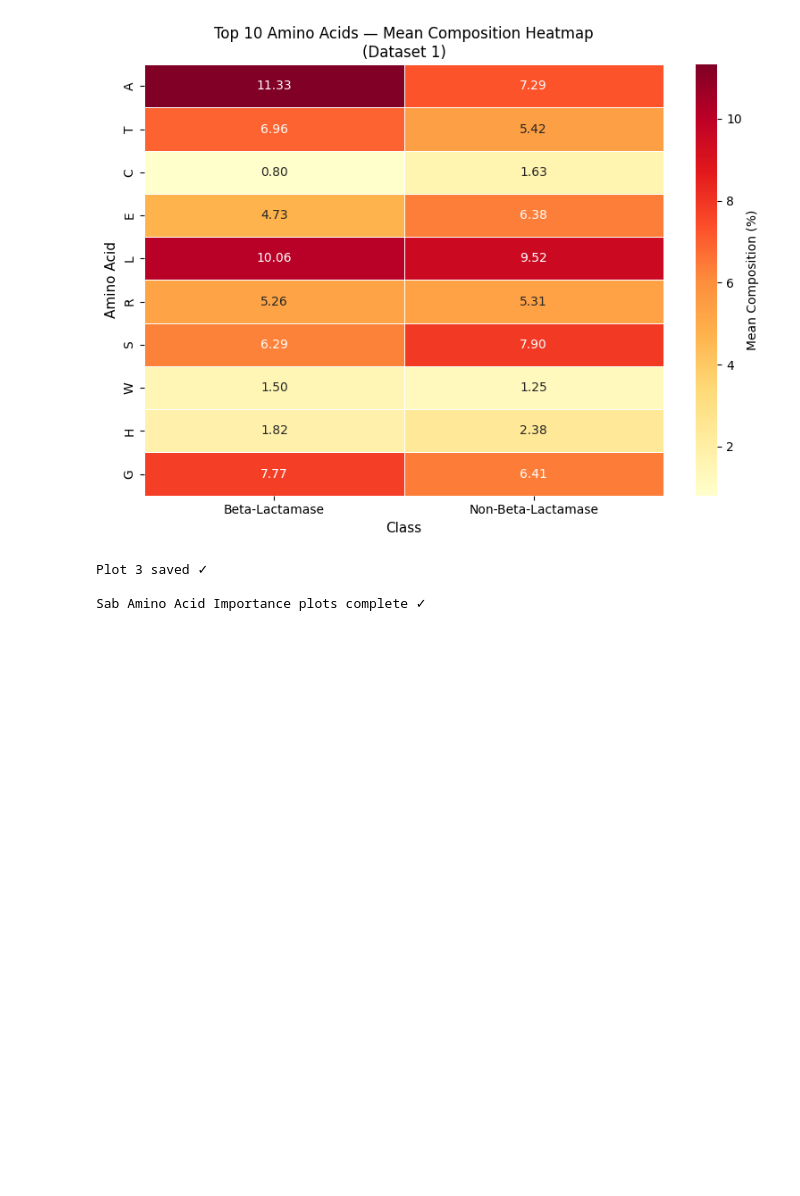
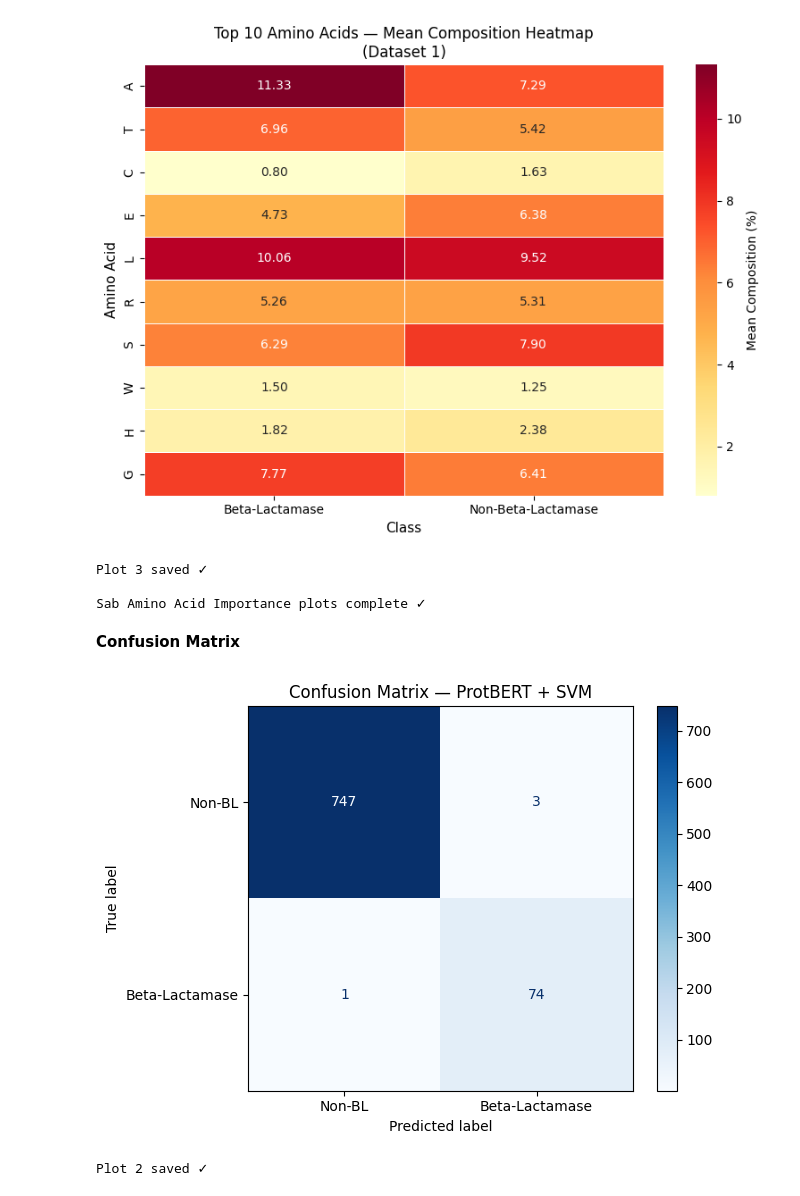
Before and after one commit to alihoor045-commits/Complete_git_code, a Jupyter notebook: Dataset1_Model_Training.ipynb, the cells around one changed output. Cells and saved outputs as stored; diff of their text form; code cells hidden in the pictures; blank space fills up the shorter version.

Commit message:
Confusion Matrix

```diff
--- a/Dataset1_Model_Training.ipynb
+++ b/Dataset1_Model_Training.ipynb
@@ -1480,18 +1480,23 @@ Plot 2 saved ✓
 Plot 3 saved ✓
 
 Sab Amino Acid Importance plots complete ✓
+# %% [markdown]
+**Confusion Matrix**
 # %%
-# best_model = trained_models["SVM"]
-# y_pred_best = best_model.predict(X_test)
+best_model = trained_models["SVM"]
+y_pred_best = best_model.predict(X_test)
 
-# cm = confusion_matrix(y_test, y_pred_best)
-# disp = ConfusionMatrixDisplay(cm, display_labels=["Non-BL", "Beta-Lactamase"])
-# disp.plot(cmap="Blues")
-# plt.title("Confusion Matrix — ProtBERT + SVM")
-# plt.tight_layout()
-# plt.savefig("/content/drive/My Drive/Dataset1_BlaPred/confusion_matrix.png", dpi=300)
-# plt.show()
-# print("Plot 2 saved ✓")
+cm = confusion_matrix(y_test, y_pred_best)
+disp = ConfusionMatrixDisplay(cm, display_labels=["Non-BL", "Beta-Lactamase"])
+disp.plot(cmap="Blues")
+plt.title("Confusion Matrix — ProtBERT + SVM")
+plt.tight_layout()
+plt.savefig("/content/drive/My Drive/Dataset1_BlaPred/confusion_matrix.png", dpi=300)
+plt.show()
+print("Plot 2 saved ✓")
+# %% [output]
+[figure, added]
+Plot 2 saved ✓
 # %%
 # from google.colab import drive
 # drive.mount('/content/drive', force_remount=True)
```
